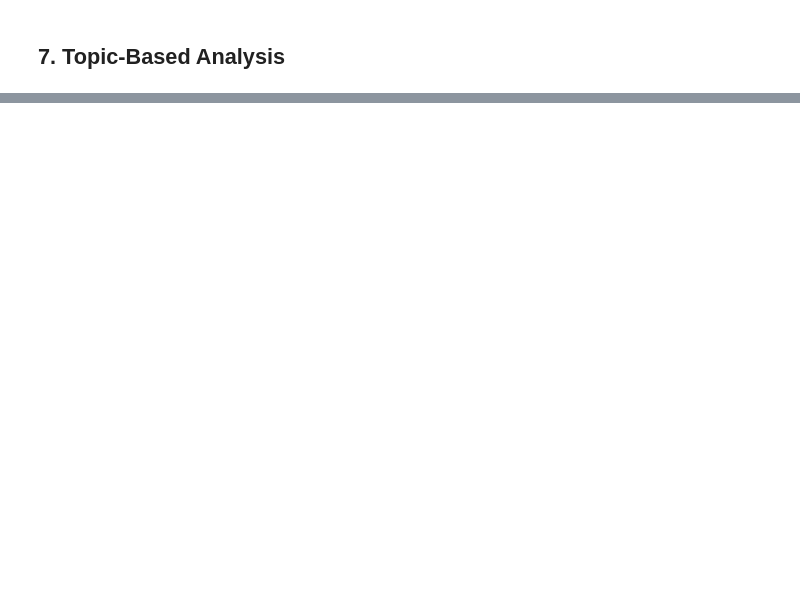
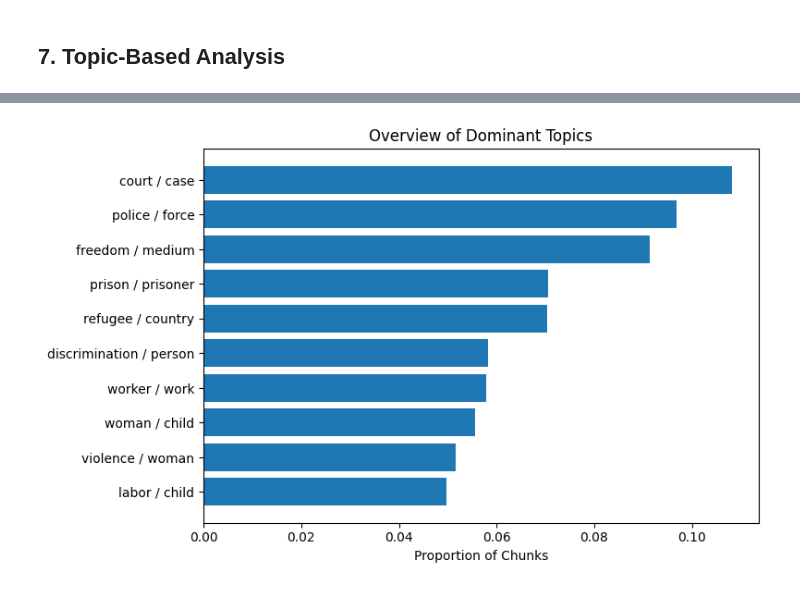
Before and after one commit to E-Zahra/Text-Mining-Project-US-EU-Diplomatic-Communications-2013-2015-, a Jupyter notebook: notebook/corpus_copy.ipynb, the cells around one changed output, grey strips where cells are left out. Drawn from its saved outputs; the diff is of its cells as text; code cells hidden in the pictures; blank space fills up the shorter version.

```diff
--- a/notebook/corpus_copy.ipynb
+++ b/notebook/corpus_copy.ipynb
@@ -471,0 +498,25 @@ comparison_df.sort_values("Difference (EU - Non_EU)", ascending=False)
+# %%
+# 7.1 Dominant topics overall
+
+
+topic_counts = (
+    df["topic"]
+    .value_counts(normalize=True)
+    .sort_index()
+)
+
+dominant_df = topic_counts.reset_index()
+dominant_df.columns = ["topic", "proportion"]
+
+
+topic_label_map = (
+    df[["topic", "topic_label_auto"]]
+    .drop_duplicates()
+    .set_index("topic")["topic_label_auto"]
+)
+
+dominant_df["topic_label_auto"] = dominant_df["topic"].map(topic_label_map)
+
+print(dominant_df.sort_values(
+    "proportion", ascending=False
+).head(10))
@@ -471,0 +535,18 @@ comparison_df.sort_values("Difference (EU - Non_EU)", ascending=False)
+# %%
+## Over all plot visualization
+
+plot_df = dominant_df.sort_values(
+    "proportion", ascending=False
+).head(10)
+
+plt.figure(figsize=(8, 5))
+plt.barh(
+    plot_df["topic_label_auto"][::-1],
+    plot_df["proportion"][::-1]
+)
+plt.xlabel("Proportion of Chunks")
+plt.title("Overview of Dominant Topics")
+plt.tight_layout()
+plt.show()
+# %% [output]
+[figure, added]
```
Also changed, not shown: parts of 40 cells of this notebook.
